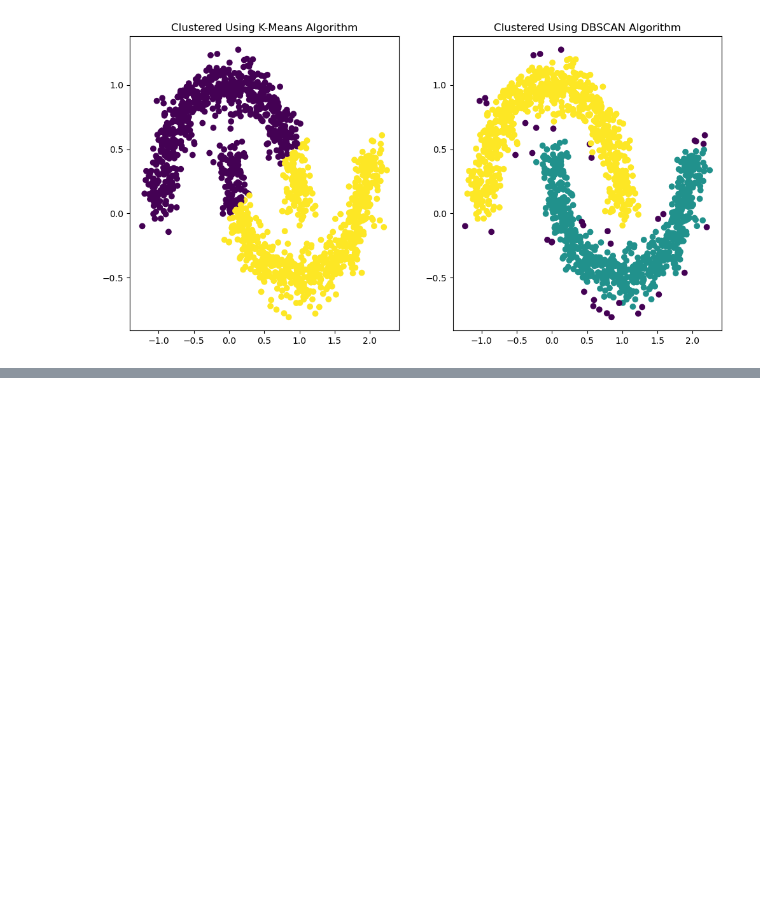
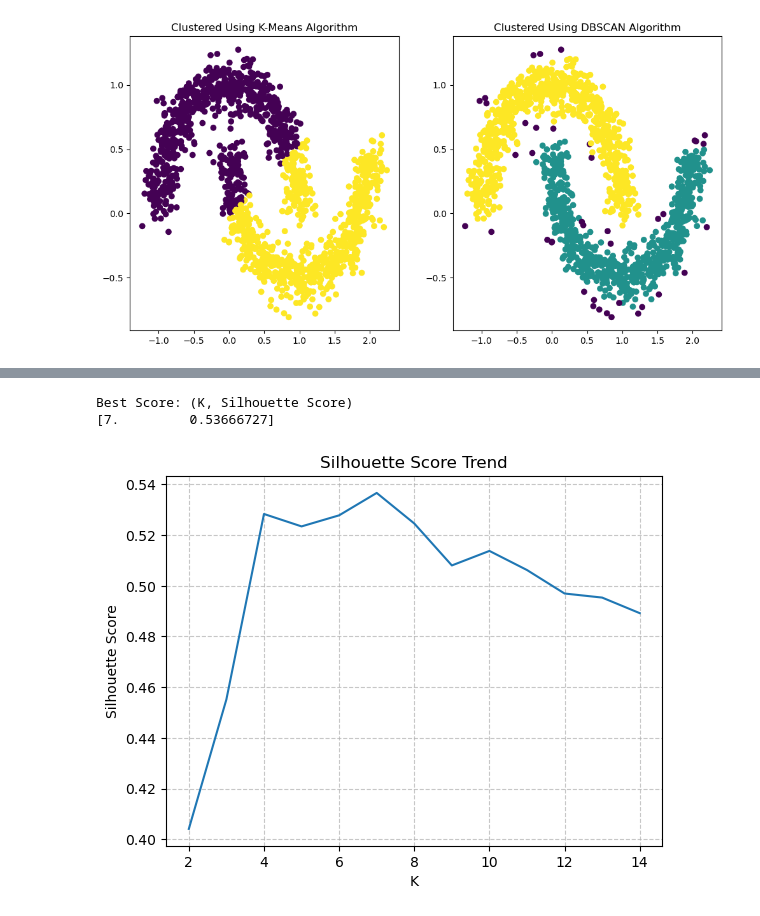
Before and after one commit to Erfan-Taherirani/Personal_ML_Notes, a Jupyter notebook: unsupervised_learning/clustering/density_based_clustering/DBSCAN.ipynb, the cells around one changed output, grey strips where cells are left out. Drawn from its saved outputs; the diff is of its cells as text; code cells hidden in the pictures; blank space fills up the shorter version.

```diff
--- a/unsupervised_learning/clustering/density_based_clustering/DBSCAN.ipynb
+++ b/unsupervised_learning/clustering/density_based_clustering/DBSCAN.ipynb
@@ -232,0 +227,12 @@ def plot_k_distance_graph(X, n_neighbors):
+# %%
+from utils import silhouette_analysis,  elbow_method
+
+kmeans_params = dict(
+    init="k-means++", n_init=10, random_state=42
+)
+
+best_parameter = silhouette_analysis(X3_scaled, k_range=range(2, 15), visualization=True, kmeans_params=kmeans_params)
+# %% [output]
+Best Score: (K, Silhouette Score)
+[7.         0.53666727]
+[figure, added]
```
Also changed, not shown: parts of 10 cells of this notebook, 2 other files.
